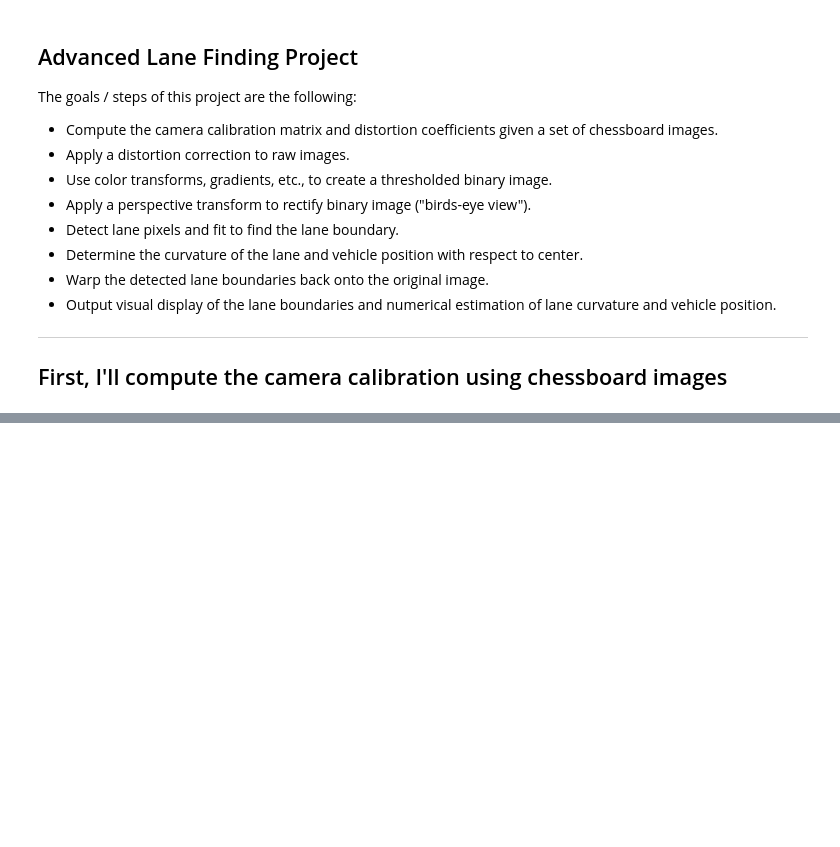
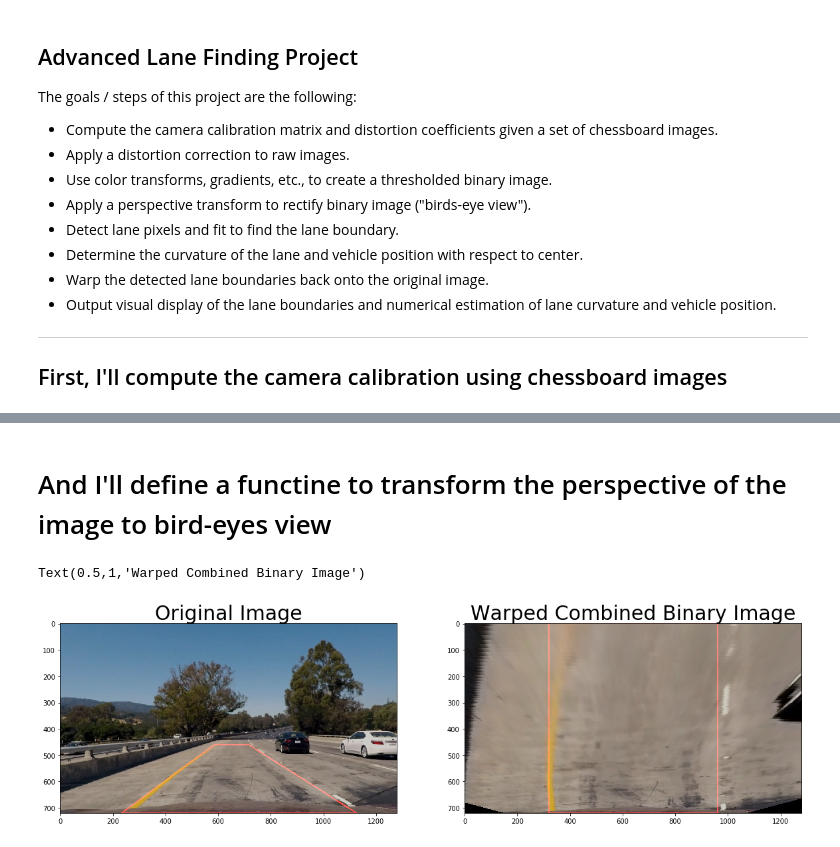
Before and after one commit to zenXun/data-science-roadmap, a Jupyter notebook: udacity-self-driving/advanced-lane-detection/examples/example.ipynb, the cells around one changed output, grey strips where cells are left out. Cells and saved outputs as stored; diff of their text form; code cells hidden in the pictures; blank space fills up the shorter version.

```diff
--- a/udacity-self-driving/advanced-lane-detection/examples/example.ipynb
+++ b/udacity-self-driving/advanced-lane-detection/examples/example.ipynb
@@ -57,0 +119,46 @@ cv2.destroyAllWindows()
+# %% [markdown]
+# And I'll define a functine to transform the perspective of the image to bird-eyes view
+# %%
+def warper(img, src, dst):
+    M = cv2.getPerspectiveTransform(src, dst)
+    return cv2.warpPerspective(img, M, img_size, flags=cv2.INTER_NEAREST)
+
+def weighted_img(img, initial_img, α=0.8, β=1., γ=0.):
+    return cv2.addWeighted(initial_img, α, img, β, γ)
+
+def draw_lines(img, points, color=[255, 0, 0], thickness=3, dim=3):
+    img_cp = np.zeros((img.shape[0], img.shape[1], 3), dtype=np.uint8)
+    if len(points) > 2:
+        cv2.line(img_cp, (points[0][0], points[0][1]), (points[len(points) - 1][0], points[len(points) - 1][1]), color, thickness)
+    for i in range(1, len(points)):
+        cv2.line(img_cp, (points[i - 1][0], points[i - 1][1]), (points[i][0], points[i][1]), color, thickness)
+    return img_cp
+
+
+img_size = (undistorted_img.shape[1], undistorted_img.shape[0])
+
+src = np.float32([
+    [img_size[0] / 2 - 55, img_size[1] / 2 + 100],
+    [img_size[0] / 6 + 20, img_size[1]],
+    [img_size[0] * 5 / 6 + 60, img_size[1]],
+    [img_size[0] / 2 + 75, img_size[1] / 2 + 100]
+])
+
+dst = np.float32([
+    [img_size[0] / 4, 0],
+    [img_size[0] / 4, img_size[1]],
+    [img_size[0] * 3 / 4, img_size[1]],
+    [img_size[0] * 3 / 4, 0]
+])
+
+warped_binary = warper(binary_image, src, dst)
+warped_img = warper(undistorted_img, src, dst)
+f, (ax1, ax2) = plt.subplots(1, 2, figsize=(20,10))
+
+ax1.imshow(weighted_img(draw_lines(undistorted_img, src), undistorted_img))
+ax1.set_title('Original Image', fontsize=30)
+ax2.imshow(weighted_img(draw_lines(warped_img, dst), warped_img))
+ax2.set_title('Warped Combined Binary Image', fontsize=30)
+# %% [output]
+Text(0.5,1,'Warped Combined Binary Image')
+[figure, added]
```
Also changed, not shown: parts of 11 cells of this notebook, 2 other files.
